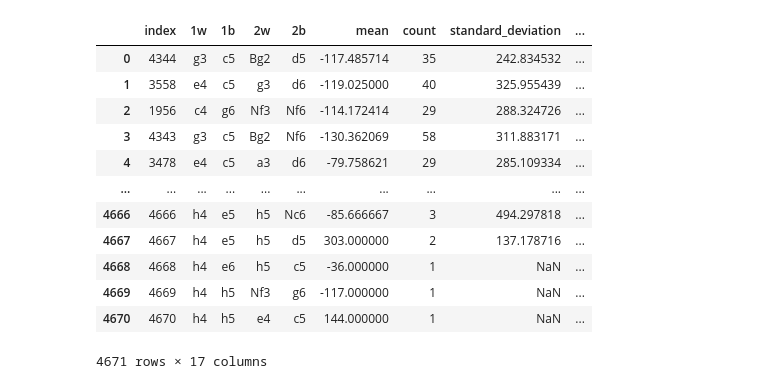
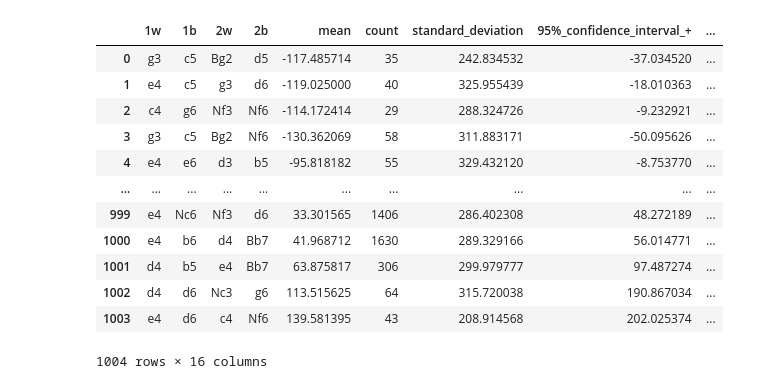
Before and after one commit to Elliot-Moore/Capstone, a Jupyter notebook: notebooks/Capstone_data_analysis.ipynb, the cells around one changed output. Cells and saved outputs as stored; diff of their text form; code cells hidden in the pictures.

```diff
--- a/notebooks/Capstone_data_analysis.ipynb
+++ b/notebooks/Capstone_data_analysis.ipynb
@@ -5,3 +7,7 @@ import math
+# %%
+pd.set_option('display.max_colwidth', None)
+pd.set_option('display.max_columns', 50)
+pd.set_option('display.max_rows', 1000)
 # %%
 chess = pd.read_csv('../data/caissabase_df.csv', index_col = 0)
 # %%
@@ -145,33 +183,34 @@ w2.sort_values(by = 'score', ascending = False).reset_index()
 # %%
 b2 = chess.groupby(['1w','1b','2w','2b']).agg(mean = ('white_perf_diff_adjusted', 'mean'), count = ('white_perf_diff_adjusted', 'count'), standard_deviation = ('white_perf_diff_adjusted', 'std'))
+b2 = b2.loc[b2['count'] >= 25]
 b2['95%_confidence_interval_+'] = b2['mean'] + 1.96*(b2['standard_deviation']/(np.sqrt(b2['count'])))
 b2['95%_confidence_interval_-'] = b2['mean'] - 1.96*(b2['standard_deviation']/(np.sqrt(b2['count'])))
 b2['+/-range'] = (b2['95%_confidence_interval_+']-b2['95%_confidence_interval_-'])/2
 b2 = b2.reset_index()
 b2p = b2.groupby(['1w','1b','2w']).agg(previous_count = ('count','sum'))
 b2 = b2.merge(b2p, how = 'outer', on = ['1w','1b','2w'])
 b2['%_of_previous_position'] = b2['count'] / b2['previous_count']
 b2.loc[b2['count'] >= 25, 'countscore'] = 50*(b2['count'])**-0.5
 b2.loc[b2['count'] >= 25, 'eloscore'] = (-0.08*b2['mean'])
 b2.loc[b2['eloscore'] > 10, 'eloscore'] = 10
 b2.loc[b2['count'] >= 25, 'rarityscore'] = ((b2['%_of_previous_position']**-1)-2)/2
 b2.loc[b2['rarityscore'] < 0, 'rarityscore'] = 0
 b2.loc[b2['rarityscore'] > 10, 'rarityscore'] = 10
 b2['score'] = b2['countscore']+b2['eloscore']+b2['rarityscore']
-b2.sort_values(by = 'score', ascending = False).reset_index()
+b2.sort_values(by = 'score', ascending = False).reset_index(drop = True)
 # %% [output]
-|  | index | 1w | 1b | 2w | 2b | mean | count | standard_deviation | ... |
-| 0 | 4344 | g3 | c5 | Bg2 | d5 | -117.485714 | 35 | 242.834532 | ... |
-| 1 | 3558 | e4 | c5 | g3 | d6 | -119.025000 | 40 | 325.955439 | ... |
-| 2 | 1956 | c4 | g6 | Nf3 | Nf6 | -114.172414 | 29 | 288.324726 | ... |
-| 3 | 4343 | g3 | c5 | Bg2 | Nf6 | -130.362069 | 58 | 311.883171 | ... |
-| 4 | 3478 | e4 | c5 | a3 | d6 | -79.758621 | 29 | 285.109334 | ... |
+|  | 1w | 1b | 2w | 2b | mean | count | standard_deviation | 95%_confidence_interval_+ | ... |
+| 0 | g3 | c5 | Bg2 | d5 | -117.485714 | 35 | 242.834532 | -37.034520 | ... |
+| 1 | e4 | c5 | g3 | d6 | -119.025000 | 40 | 325.955439 | -18.010363 | ... |
+| 2 | c4 | g6 | Nf3 | Nf6 | -114.172414 | 29 | 288.324726 | -9.232921 | ... |
+| 3 | g3 | c5 | Bg2 | Nf6 | -130.362069 | 58 | 311.883171 | -50.095626 | ... |
+| 4 | e4 | e6 | d3 | b5 | -95.818182 | 55 | 329.432120 | -8.753770 | ... |
 | ... | ... | ... | ... | ... | ... | ... | ... | ... | ... |
-| 4666 | 4666 | h4 | e5 | h5 | Nc6 | -85.666667 | 3 | 494.297818 | ... |
-| 4667 | 4667 | h4 | e5 | h5 | d5 | 303.000000 | 2 | 137.178716 | ... |
-| 4668 | 4668 | h4 | e6 | h5 | c5 | -36.000000 | 1 | NaN | ... |
-| 4669 | 4669 | h4 | h5 | Nf3 | g6 | -117.000000 | 1 | NaN | ... |
-| 4670 | 4670 | h4 | h5 | e4 | c5 | 144.000000 | 1 | NaN | ... |
+| 999 | e4 | Nc6 | Nf3 | d6 | 33.301565 | 1406 | 286.402308 | 48.272189 | ... |
+| 1000 | e4 | b6 | d4 | Bb7 | 41.968712 | 1630 | 289.329166 | 56.014771 | ... |
+| 1001 | d4 | b5 | e4 | Bb7 | 63.875817 | 306 | 299.979777 | 97.487274 | ... |
+| 1002 | d4 | d6 | Nc3 | g6 | 113.515625 | 64 | 315.720038 | 190.867034 | ... |
+| 1003 | e4 | d6 | c4 | Nf6 | 139.581395 | 43 | 208.914568 | 202.025374 | ... |
-4671 rows × 17 columns
+1004 rows × 16 columns
 # %%
 w3 = chess.groupby(['1w','1b','2w','2b','3w']).agg(mean = ('white_perf_diff_adjusted', 'mean'), count = ('white_perf_diff_adjusted', 'count'), standard_deviation = ('white_perf_diff_adjusted', 'std'))
```
Also changed, not shown: parts of 34 cells of this notebook, 2 other files.
